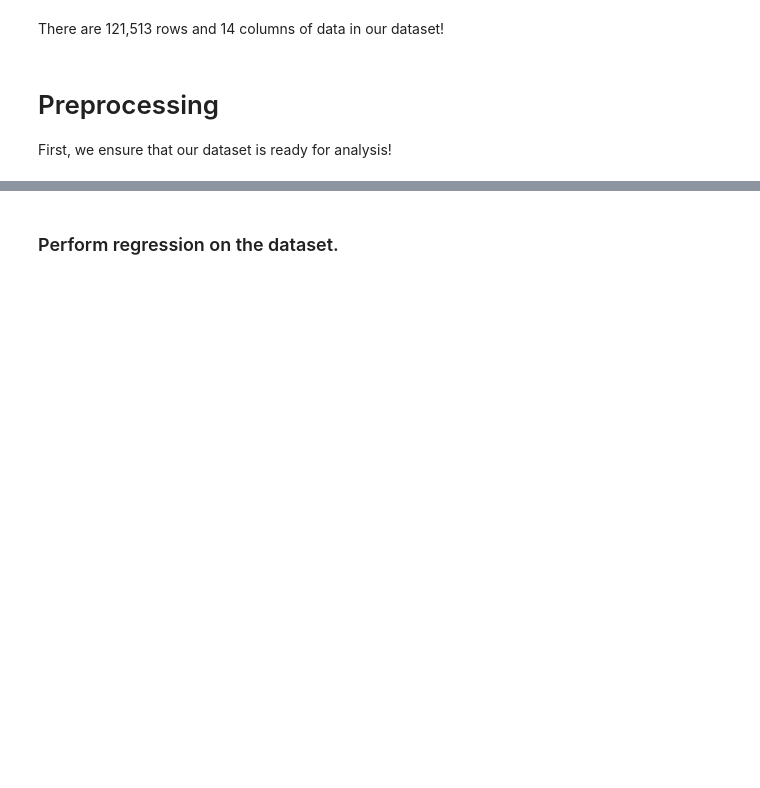
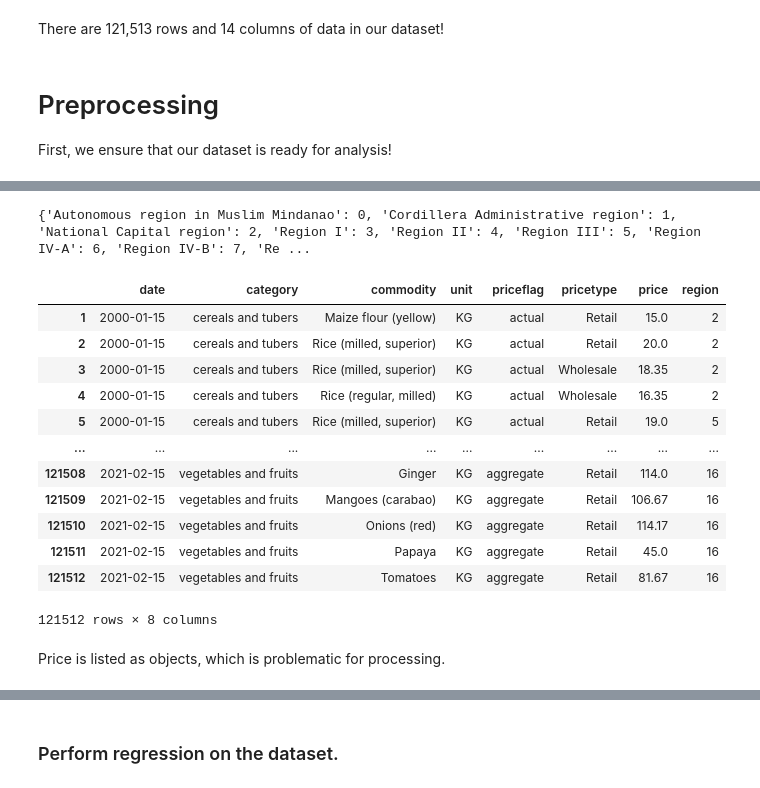
Before and after one commit to NeoGregorio/commodity-predict, a Jupyter notebook: prediction-model.ipynb, the cells around one changed output, grey strips where cells are left out. Drawn from its saved outputs; the diff is of its cells as text; code cells hidden in the pictures; blank space fills up the shorter version.

```diff
--- a/prediction-model.ipynb
+++ b/prediction-model.ipynb
@@ -81,0 +92,29 @@ KeyError: "['admin2', 'market', 'latitude', 'longitude', 'currency', 'usdprice']
+# %%
+# @title Rename region
+
+# Map region to an integer value
+le = LabelEncoder()
+data['region'] = le.fit_transform(data['admin1'])
+data = data.drop(['admin1'], axis=1)
+
+label_mapping = dict(zip(le.classes_, le.transform(le.classes_)))
+print(label_mapping)
+
+data
+# %% [output]
+{'Autonomous region in Muslim Mindanao': 0, 'Cordillera Administrative region': 1, 'National Capital region': 2, 'Region I': 3, 'Region II': 4, 'Region III': 5, 'Region IV-A': 6, 'Region IV-B': 7, 'Re ...
+|  | date | category | commodity | unit | priceflag | pricetype | price | region |
+| 1 | 2000-01-15 | cereals and tubers | Maize flour (yellow) | KG | actual | Retail | 15.0 | 2 |
+| 2 | 2000-01-15 | cereals and tubers | Rice (milled, superior) | KG | actual | Retail | 20.0 | 2 |
+| 3 | 2000-01-15 | cereals and tubers | Rice (milled, superior) | KG | actual | Wholesale | 18.35 | 2 |
+| 4 | 2000-01-15 | cereals and tubers | Rice (regular, milled) | KG | actual | Wholesale | 16.35 | 2 |
+| 5 | 2000-01-15 | cereals and tubers | Rice (milled, superior) | KG | actual | Retail | 19.0 | 5 |
+| ... | ... | ... | ... | ... | ... | ... | ... | ... |
+| 121508 | 2021-02-15 | vegetables and fruits | Ginger | KG | aggregate | Retail | 114.0 | 16 |
+| 121509 | 2021-02-15 | vegetables and fruits | Mangoes (carabao) | KG | aggregate | Retail | 106.67 | 16 |
+| 121510 | 2021-02-15 | vegetables and fruits | Onions (red) | KG | aggregate | Retail | 114.17 | 16 |
+| 121511 | 2021-02-15 | vegetables and fruits | Papaya | KG | aggregate | Retail | 45.0 | 16 |
+| 121512 | 2021-02-15 | vegetables and fruits | Tomatoes | KG | aggregate | Retail | 81.67 | 16 |
+121512 rows × 8 columns
+# %% [markdown]
+Price is listed as objects, which is problematic for processing.
```
Also changed, not shown: parts of 22 cells of this notebook.
